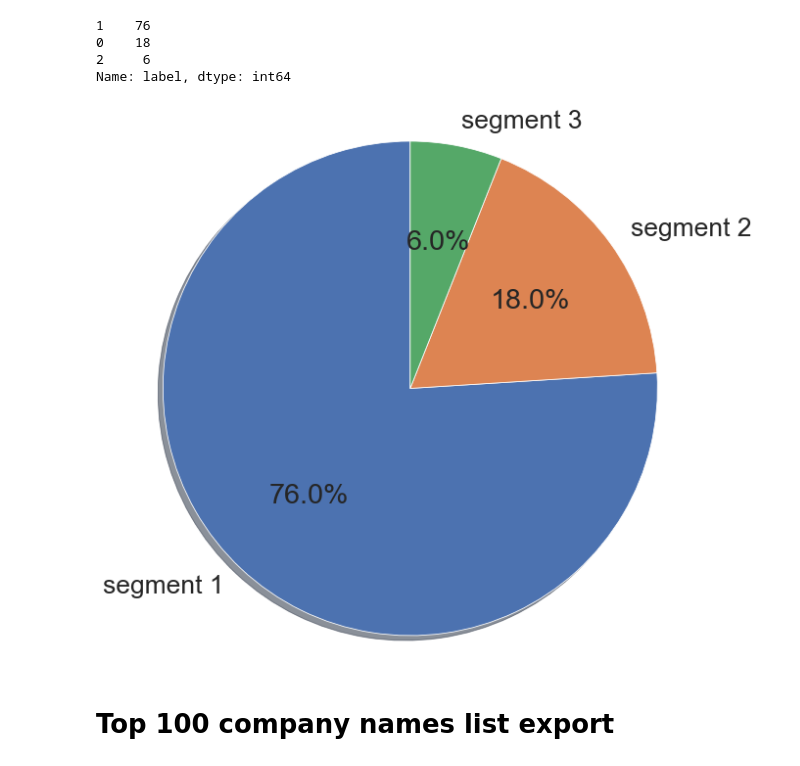
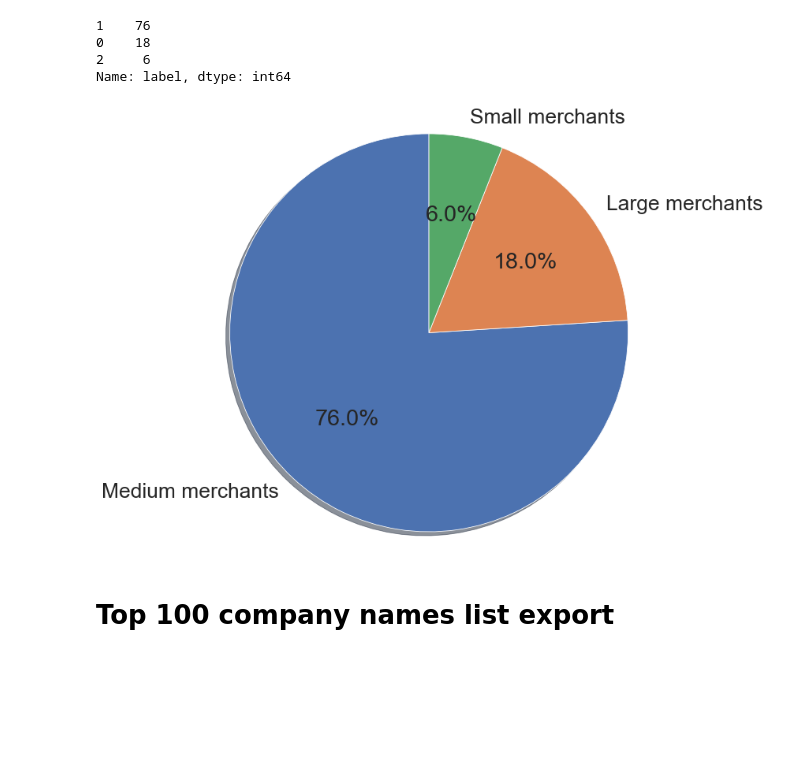
Before and after one commit to TGChenZP/MAST30034-A2_GroupWork_Py, a Jupyter notebook: final_ppt_visuals/R_1_final_visuals.ipynb, the cells around one changed output. Saved outputs shown, nothing was run; the diff lists cells and outputs as text; code cells hidden in the pictures; blank space fills up the shorter version.

Commit message:
added plots

```diff
--- a/final_ppt_visuals/R_1_final_visuals.ipynb
+++ b/final_ppt_visuals/R_1_final_visuals.ipynb
@@ -308,16 +290,16 @@ cluster_tally
 Name: label, dtype: int64
 # %%
 
-lables = ['segment 1', 'segment 2',  'segment 3']
+lables = ['Medium merchants', 'Large merchants',  'Small merchants']
 
 fig1, ax1 = plt.subplots()
 ax1.pie(cluster_tally, labels=lables, autopct='%1.1f%%',
         shadow=True, startangle=90)
 ax1.axis('equal')  # Equal aspect ratio ensures that pie is drawn as a circle.
-
+plt.savefig('../plots/final 100 pie chart.png')
 plt.show()
 # %% [output]
-[figure, old version]
+[figure, new version]
 # %% [markdown]
 # Top 100 company names list export
 # %%
```
Also changed, not shown: parts of 3 cells of this notebook, 9 other files.
